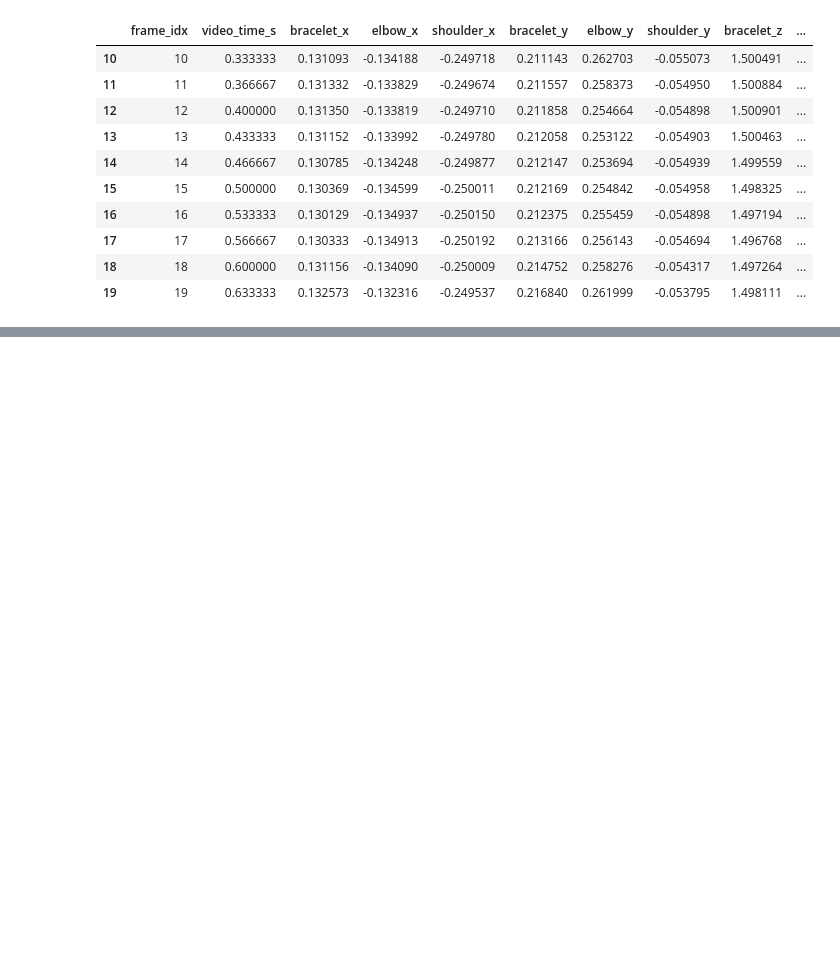
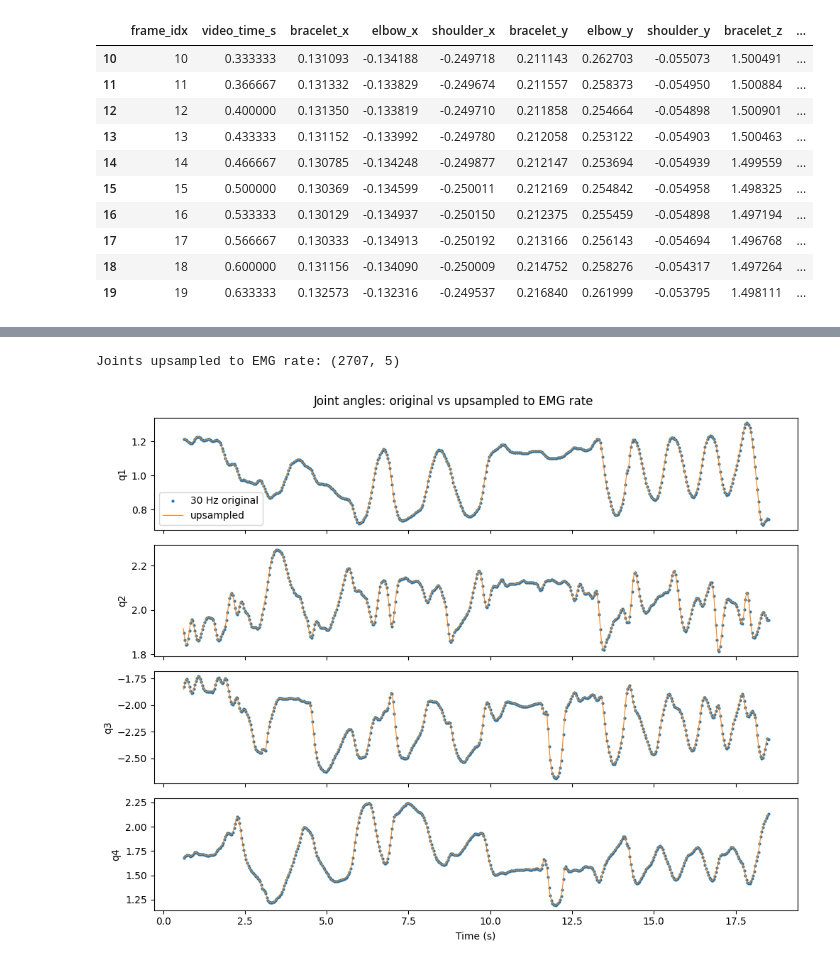
Before and after one commit to hayyazul/BCI-Data-Processing, a Jupyter notebook: data_preprocess.ipynb, the cells around one changed output, grey strips where cells are left out. Cells and saved outputs as stored; diff of their text form; code cells hidden in the pictures; blank space fills up the shorter version.

```diff
--- a/data_preprocess.ipynb
+++ b/data_preprocess.ipynb
@@ -196,0 +306,28 @@ Remaining NaNs after interpolation: 0
+# %%
+pose_trimmed      = joint_angles[mask_pose].copy()
+pose_time_trimmed = pose_time_rel[mask_pose]
+
+joint_upsampled_df = pd.DataFrame({'time': emg_time_trimmed})
+for col in ['q1', 'q2', 'q3', 'q4']:
+    f = interp1d(pose_time_trimmed, pose_trimmed[col].values,
+                 kind='linear', fill_value='extrapolate')
+    joint_upsampled_df[col] = f(emg_time_trimmed)
+
+print(f"Joints upsampled to EMG rate: {joint_upsampled_df.shape}")
+
+if DISPLAY_INTERMEDIATE:
+    fig, ax = plt.subplots(4, 1, sharex=True, figsize=(10, 8))
+    for i, col in enumerate(['q1', 'q2', 'q3', 'q4']):
+        ax[i].plot(pose_time_trimmed, pose_trimmed[col], 'o', markersize=2,
+                   label='30 Hz original')
+        ax[i].plot(emg_time_trimmed,  joint_upsampled_df[col], linewidth=0.8,
+                   label='upsampled')
+        ax[i].set_ylabel(col)
+    ax[-1].set_xlabel('Time (s)')
+    ax[0].legend()
+    fig.suptitle('Joint angles: original vs upsampled to EMG rate')
+    plt.tight_layout()
+    plt.show()
+# %% [output]
+Joints upsampled to EMG rate: (2707, 5)
+[figure, added]
```
Also changed, not shown: parts of 30 cells of this notebook, 19 other files.
